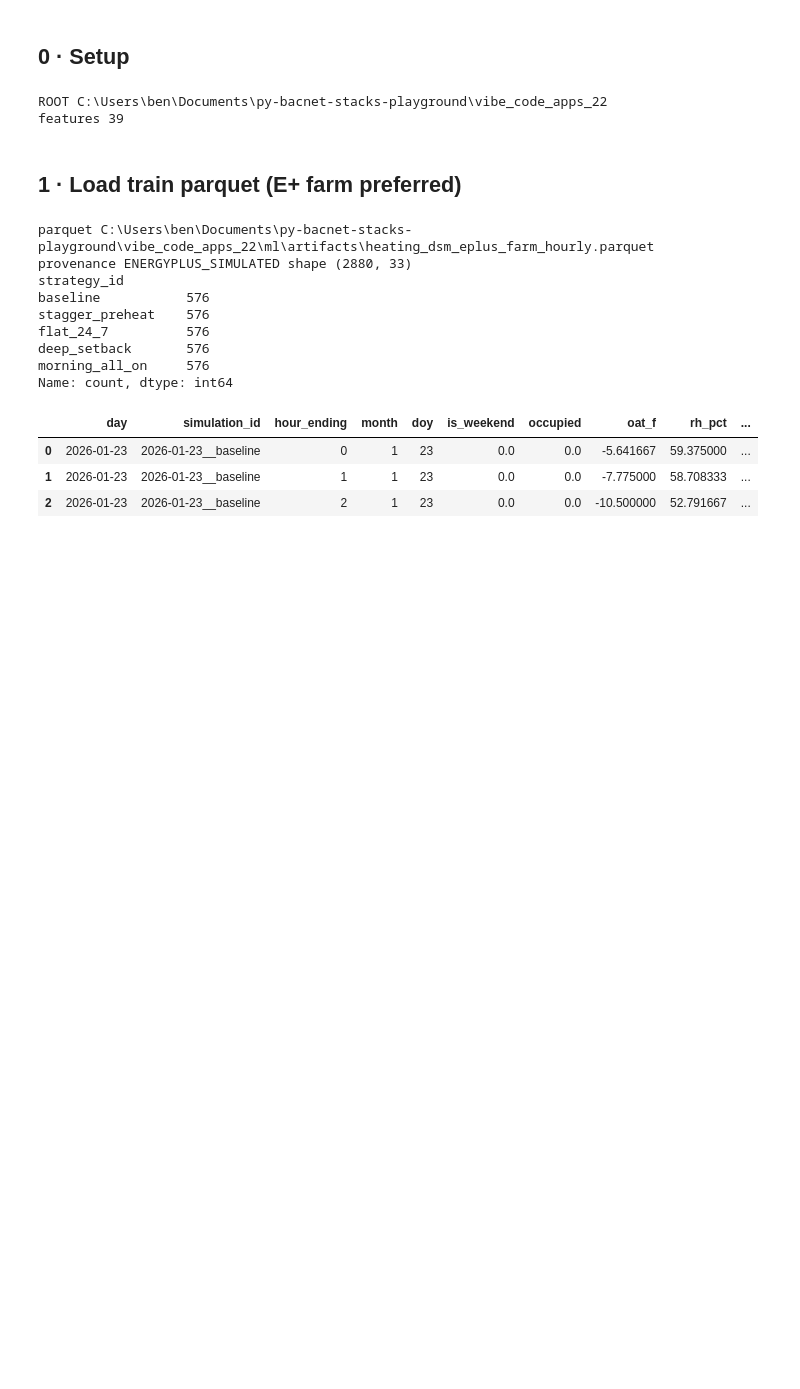
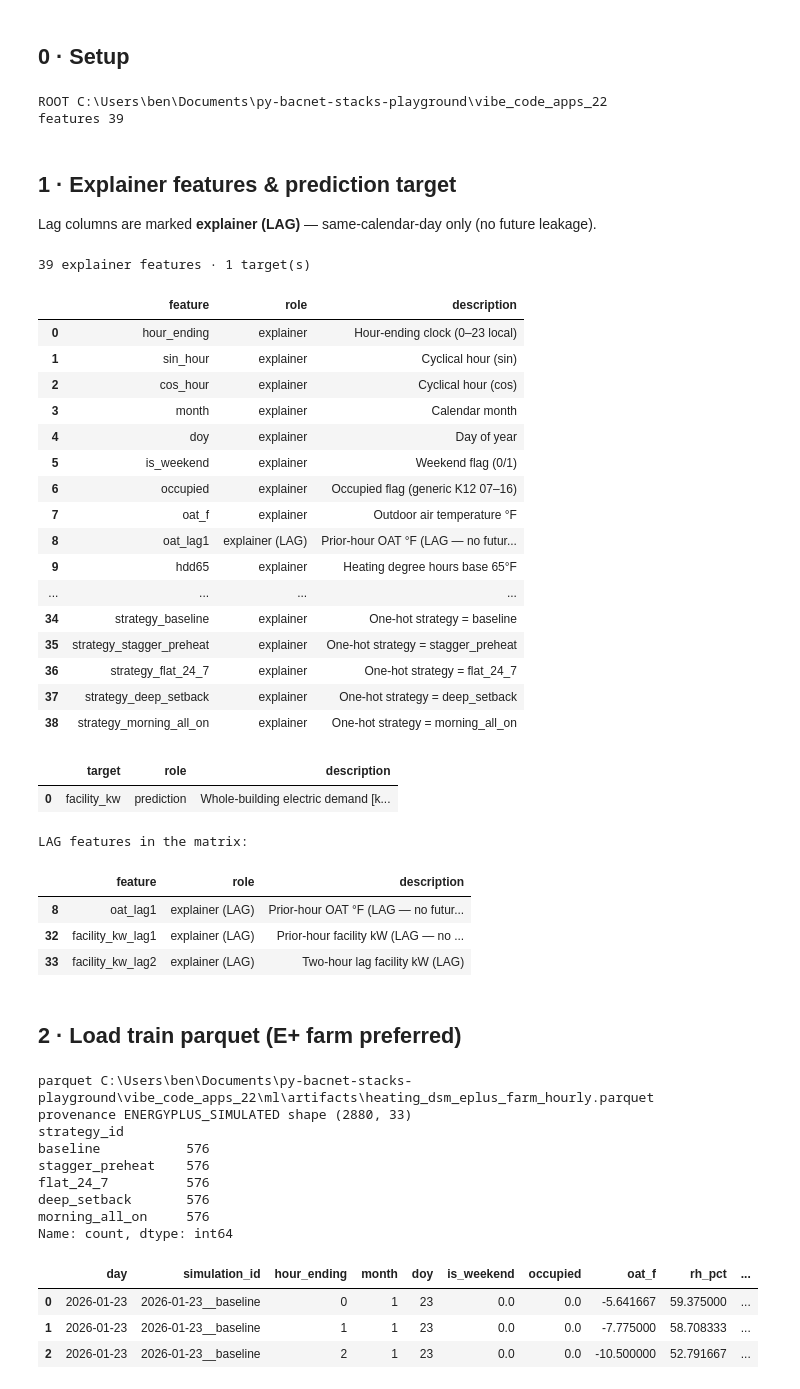
Before and after one commit to bbartling/py-bacnet-stacks-playground, a Jupyter notebook: vibe_code_apps_22/notebooks/lakeside_heating_dsm_sklearn.ipynb, the cells around one changed output. Cells and saved outputs as stored; diff of their text form; code cells hidden in the pictures; blank space fills up the shorter version.

```diff
--- a/vibe_code_apps_22/notebooks/lakeside_heating_dsm_sklearn.ipynb
+++ b/vibe_code_apps_22/notebooks/lakeside_heating_dsm_sklearn.ipynb
@@ -53,8 +58,46 @@ print("features", len(FEATURE_COLS))
 # %% [output]
 ROOT C:\Users\ben\Documents\py-bacnet-stacks-playground\vibe_code_apps_22
 features 39
+# %% [markdown]
+## 1 · Explainer features & prediction target
+
+Lag columns are marked **explainer (LAG)** — same-calendar-day only (no future leakage).
+# %%
+feat_cat, tgt_cat = feature_target_catalogs()
+print(f"{len(feat_cat)} explainer features · {len(tgt_cat)} target(s)")
+display(feat_cat)
+display(tgt_cat)
+lag_rows = feat_cat[feat_cat["role"].str.contains("LAG")]
+print("LAG features in the matrix:")
+display(lag_rows)
+# %% [output]
+39 explainer features · 1 target(s)
+|  | feature | role | description |
+| 0 | hour_ending | explainer | Hour-ending clock (0–23 local) |
+| 1 | sin_hour | explainer | Cyclical hour (sin) |
+| 2 | cos_hour | explainer | Cyclical hour (cos) |
+| 3 | month | explainer | Calendar month |
+| 4 | doy | explainer | Day of year |
+| 5 | is_weekend | explainer | Weekend flag (0/1) |
+| 6 | occupied | explainer | Occupied flag (generic K12 07–16) |
+| 7 | oat_f | explainer | Outdoor air temperature °F |
+| 8 | oat_lag1 | explainer (LAG) | Prior-hour OAT °F (LAG — no futur... |
+| 9 | hdd65 | explainer | Heating degree hours base 65°F |
+| ... | ... | ... | ... |
+| 34 | strategy_baseline | explainer | One-hot strategy = baseline |
+| 35 | strategy_stagger_preheat | explainer | One-hot strategy = stagger_preheat |
+| 36 | strategy_flat_24_7 | explainer | One-hot strategy = flat_24_7 |
+| 37 | strategy_deep_setback | explainer | One-hot strategy = deep_setback |
+| 38 | strategy_morning_all_on | explainer | One-hot strategy = morning_all_on |
+|  | target | role | description |
+| 0 | facility_kw | prediction | Whole-building electric demand [k... |
+LAG features in the matrix:
+|  | feature | role | description |
+| 8 | oat_lag1 | explainer (LAG) | Prior-hour OAT °F (LAG — no futur... |
+| 32 | facility_kw_lag1 | explainer (LAG) | Prior-hour facility kW (LAG — no ... |
+| 33 | facility_kw_lag2 | explainer (LAG) | Two-hour lag facility kW (LAG) |
 # %% [markdown]
-## 1 · Load train parquet (E+ farm preferred)
+## 2 · Load train parquet (E+ farm preferred)
 # %%
 import subprocess
 pq = train_parquet_path()
```
Also changed, not shown: parts of 29 cells of this notebook, 32 other files.
